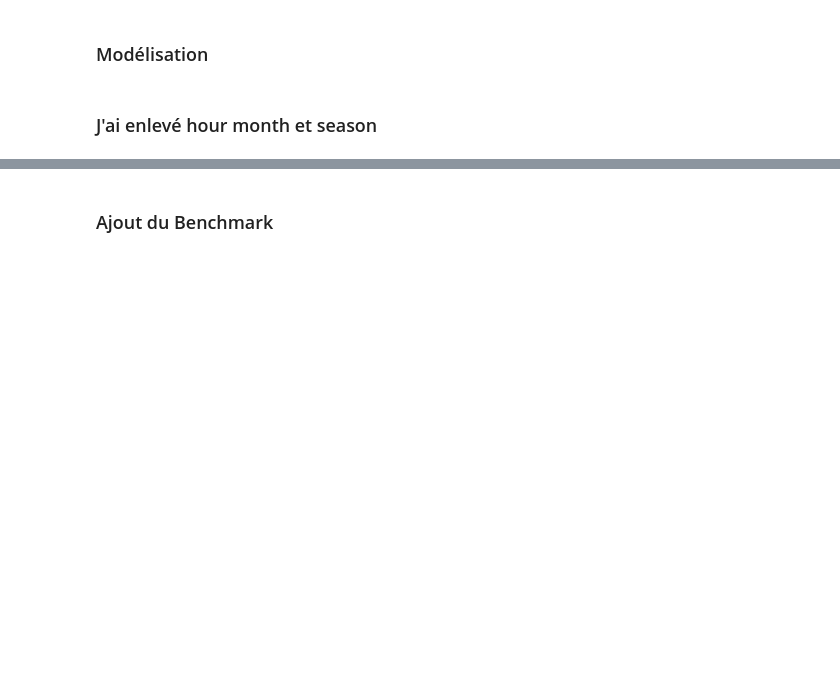
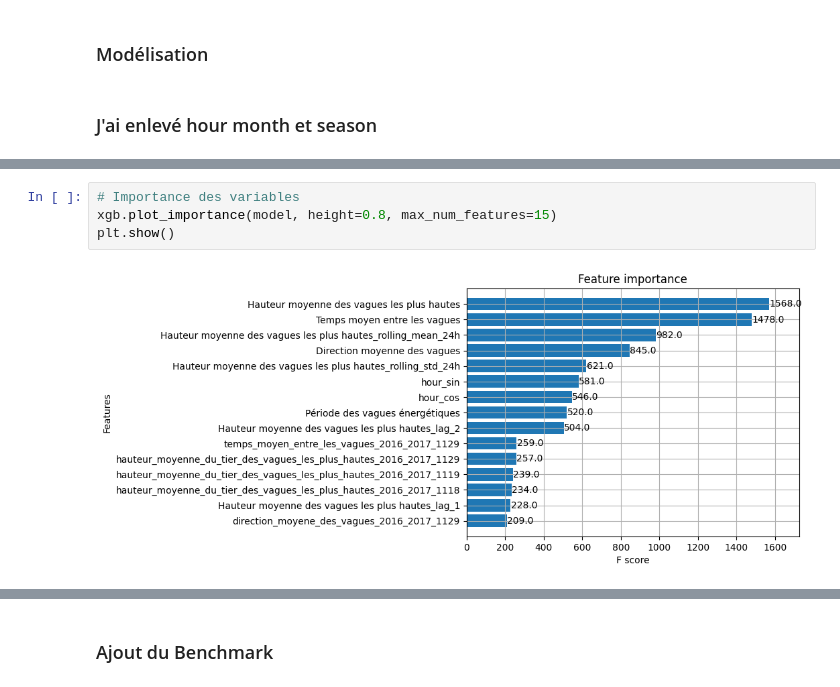
Before and after one commit to vonguyenthaonhi/SERIE-TEMPORELLE-MOSEF, a Jupyter notebook: modelisation.ipynb, the cells around one changed output, grey strips where cells are left out. Cells and saved outputs as stored; diff of their text form; blank space fills up the shorter version.

Commit message:
modeles

```diff
--- a/modelisation.ipynb
+++ b/modelisation.ipynb
@@ -239,0 +347,6 @@ plt.show()
+# %%
+# Importance des variables
+xgb.plot_importance(model, height=0.8, max_num_features=15)
+plt.show()
+# %% [output]
+[figure, added]
```
Also changed, not shown: parts of 24 cells of this notebook.
